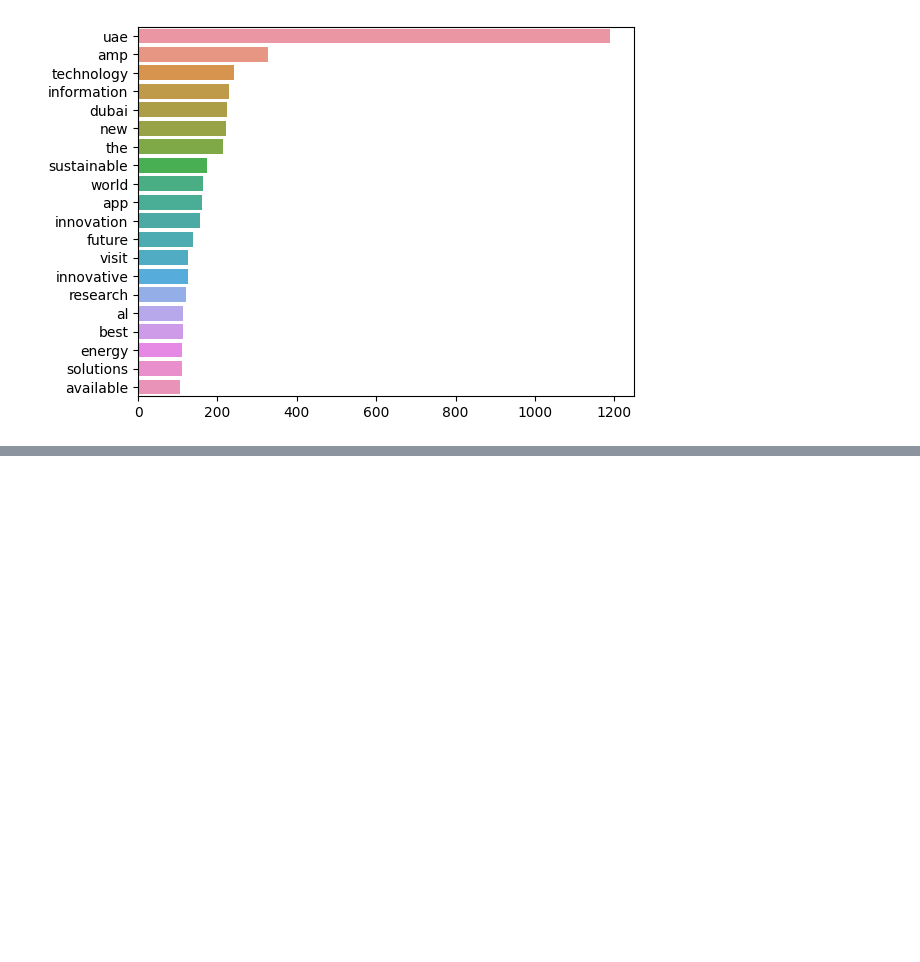
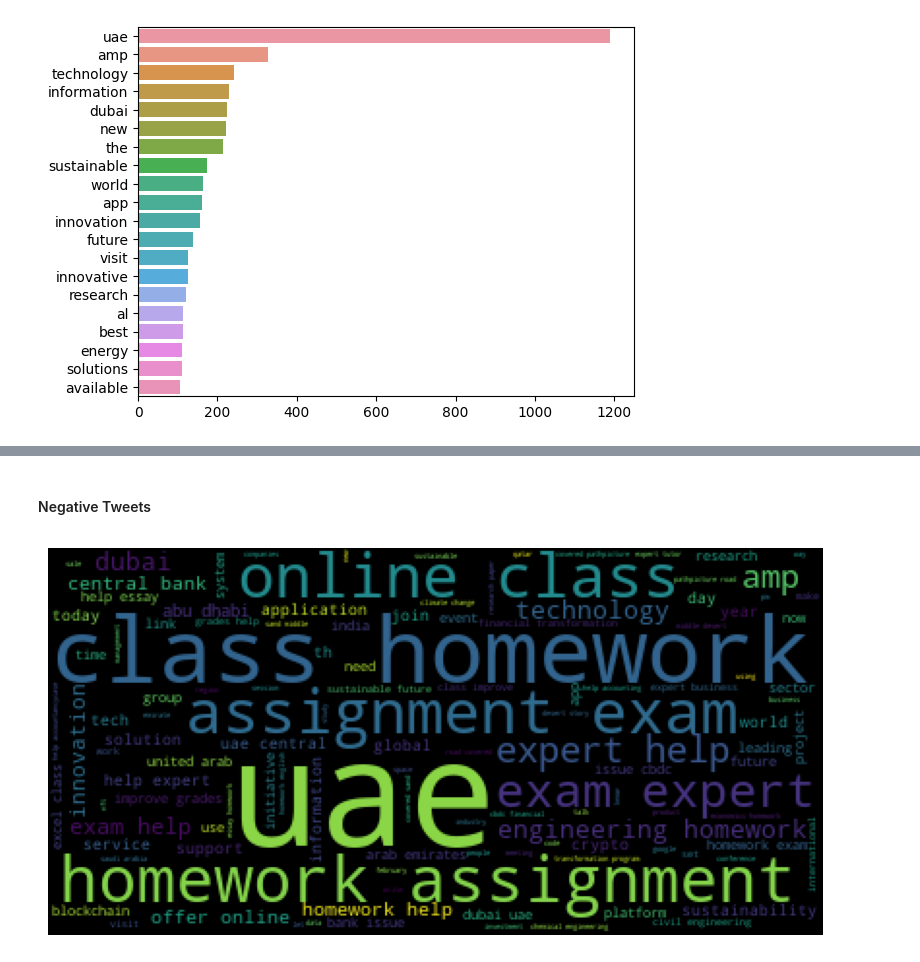
Before and after one commit to psychoanalyzing-twitter/sentiment-analysis, a Jupyter notebook: cw-1.ipynb, the cells around one changed output, grey strips where cells are left out. Cells and saved outputs as stored; diff of their text form; code cells hidden in the pictures; blank space fills up the shorter version.

```diff
--- a/cw-1.ipynb
+++ b/cw-1.ipynb
@@ -1215,0 +1233,13 @@ plot_top_tokens(positive['Tokenized Text'])
+# %% [markdown]
+#### Negative Tweets
+# %%
+negative = updated_dataset[updated_dataset['TextBlob Sentiment']=='Negative']
+negatives = ' '.join(tweet for tweet in negative['Cleaned Text'])
+wordcloud_neg = WordCloud().generate(neutrals)
+
+plt.figure(figsize=(10, 7))
+plt.imshow(wordcloud_neg)
+plt.axis('off')
+plt.show()
+# %% [output]
+[figure, added]
```
Also changed, not shown: parts of 4 cells of this notebook.
